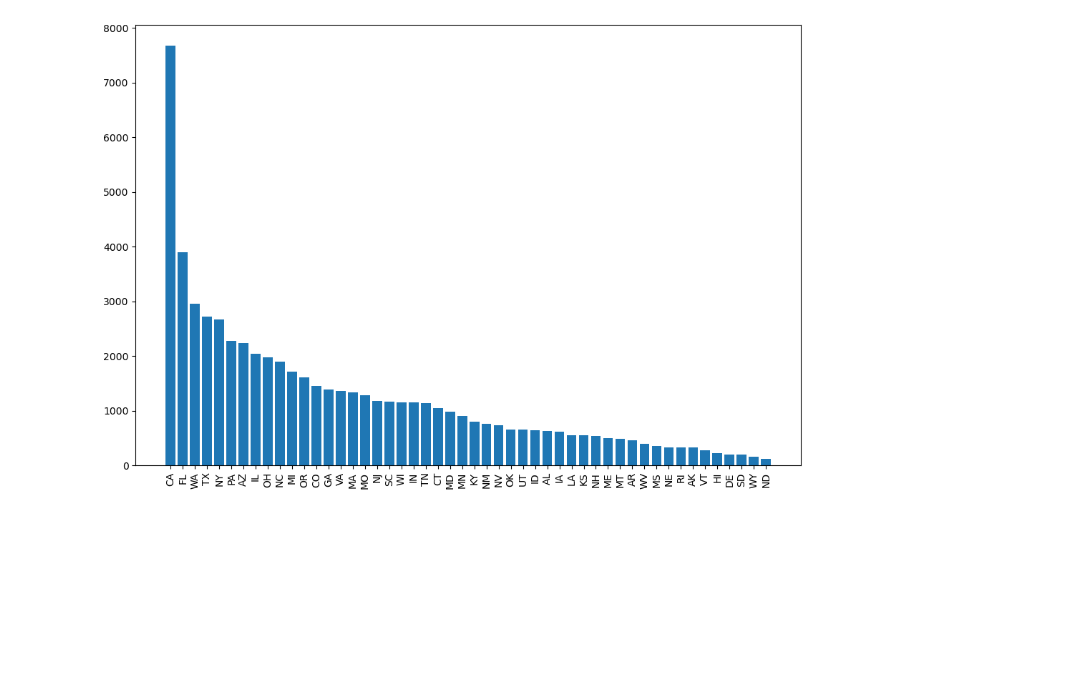
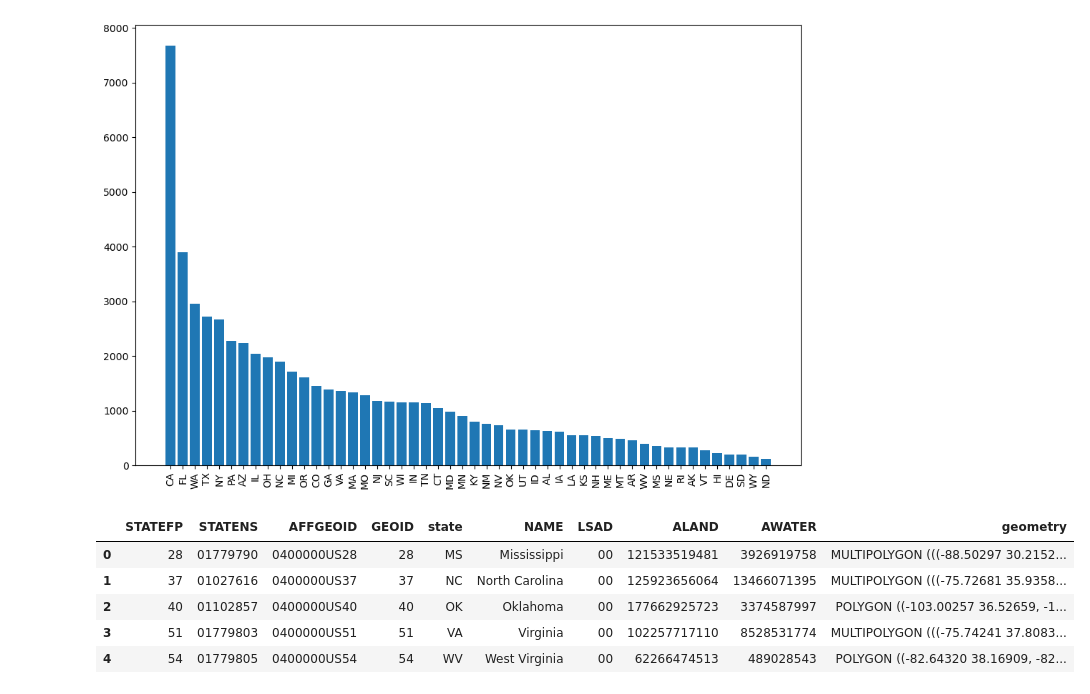
Before and after one commit to s-ellingwood/project-1, a Jupyter notebook: Sighting_vs_State_bar.ipynb, the cells around one changed output. Cells and saved outputs as stored; diff of their text form; code cells hidden in the pictures; blank space fills up the shorter version.

```diff
--- a/Sighting_vs_State_bar.ipynb
+++ b/Sighting_vs_State_bar.ipynb
@@ -67,3 +51,13 @@ plt.tick_params(axis='x', which='major', labelsize = 10)
 plt.show()
 # %% [output]
 [figure]
+# %%
+us_map.rename(columns = {"STUSPS": "state"}, inplace = True)
+display(us_map.head())
+# %% [output]
+|  | STATEFP | STATENS | AFFGEOID | GEOID | state | NAME | LSAD | ALAND | AWATER | geometry |
+| 0 | 28 | 01779790 | 0400000US28 | 28 | MS | Mississippi | 00 | 121533519481 | 3926919758 | MULTIPOLYGON (((-88.50297 30.2152... |
+| 1 | 37 | 01027616 | 0400000US37 | 37 | NC | North Carolina | 00 | 125923656064 | 13466071395 | MULTIPOLYGON (((-75.72681 35.9358... |
+| 2 | 40 | 01102857 | 0400000US40 | 40 | OK | Oklahoma | 00 | 177662925723 | 3374587997 | POLYGON ((-103.00257 36.52659, -1... |
+| 3 | 51 | 01779803 | 0400000US51 | 51 | VA | Virginia | 00 | 102257717110 | 8528531774 | MULTIPOLYGON (((-75.74241 37.8083... |
+| 4 | 54 | 01779805 | 0400000US54 | 54 | WV | West Virginia | 00 | 62266474513 | 489028543 | POLYGON ((-82.64320 38.16909, -82... |
```
Also changed, not shown: parts of 7 cells of this notebook.
